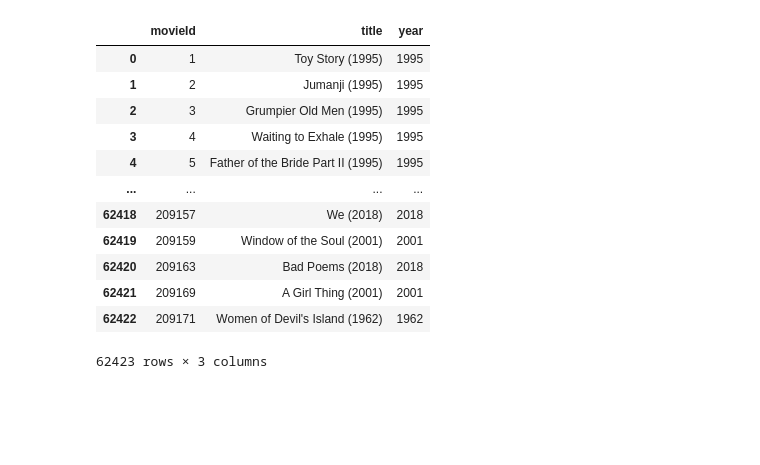
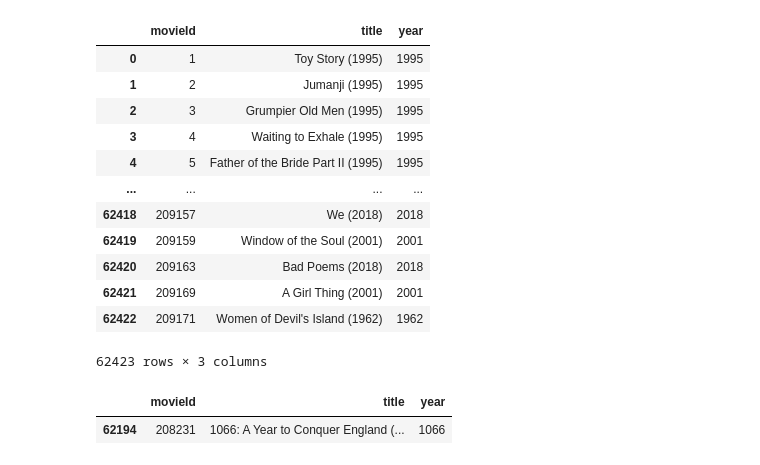
Before and after one commit to Lelelass/Machine-learning-Lassarade, a Jupyter notebook: labb_1/1-1.ipynb, the cells around one changed output. Cells and saved outputs as stored; diff of their text form; code cells hidden in the pictures; blank space fills up the shorter version.

Commit message:
managing year extraction errors

```diff
--- a/labb_1/1-1.ipynb
+++ b/labb_1/1-1.ipynb
@@ -173,7 +173,7 @@ df_movies_to_plot.head()
 | 3 | 4 | Waiting to Exhale (1995) |
 | 4 | 5 | Father of the Bride Part II (1995) |
 # %%
-df_movies_to_plot["year"] = df_movies_to_plot.iloc[:,1].str.extract('(\d+)')
+df_movies_to_plot["year"] = df_movies_to_plot.iloc[:,1].str.extract('(\d\d\d\d)')
 df_movies_to_plot
 # %% [output]
 |  | movieId | title | year |
@@ -189,3 +189,8 @@ df_movies_to_plot
 | 62421 | 209169 | A Girl Thing (2001) | 2001 |
 | 62422 | 209171 | Women of Devil's Island (1962) | 1962 |
 62423 rows × 3 columns
+# %%
+df_movies_to_plot[df_movies_to_plot["year"] == "1066"]
+# %% [output]
+|  | movieId | title | year |
+| 62194 | 208231 | 1066: A Year to Conquer England (... | 1066 |
```
Also changed, not shown: parts of 1 cell of this notebook.
